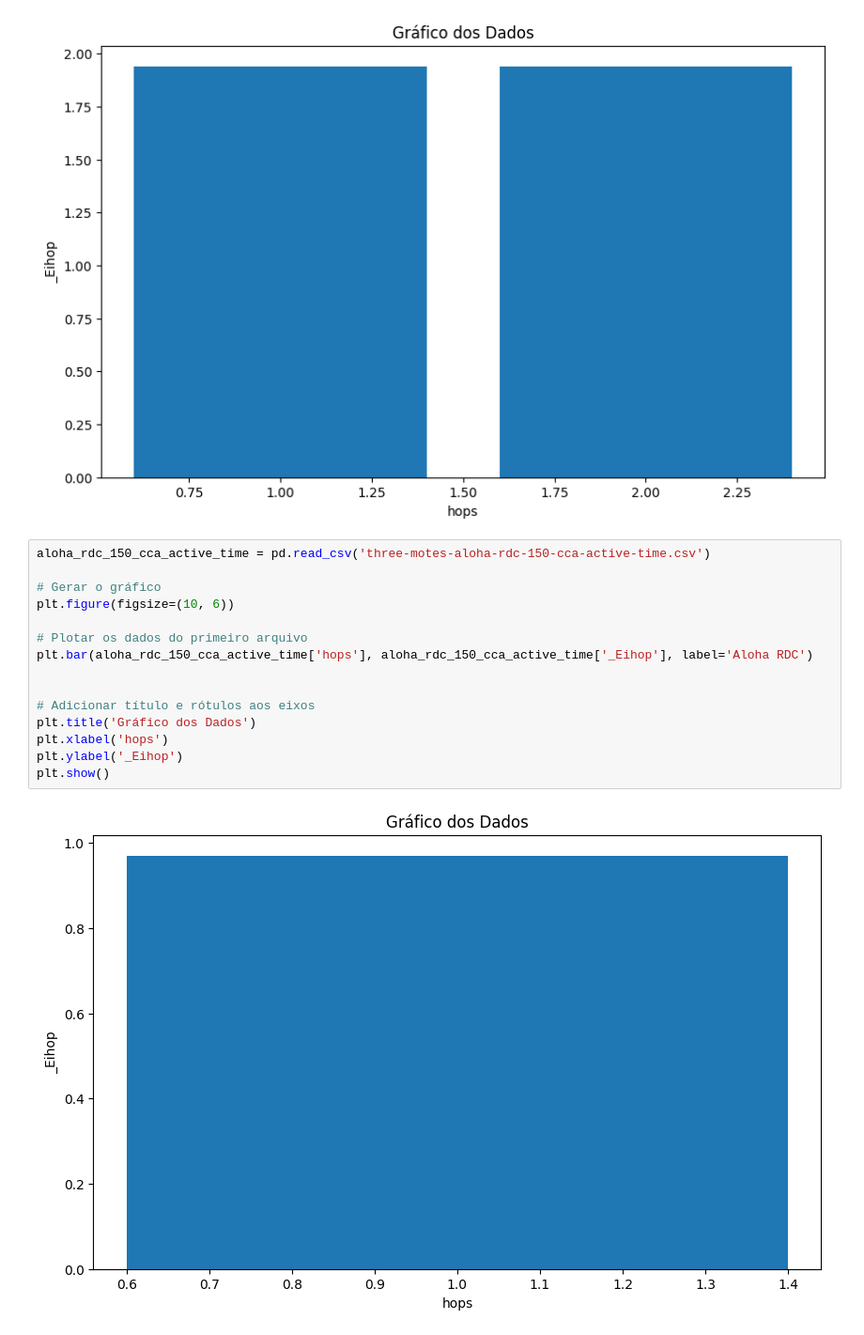
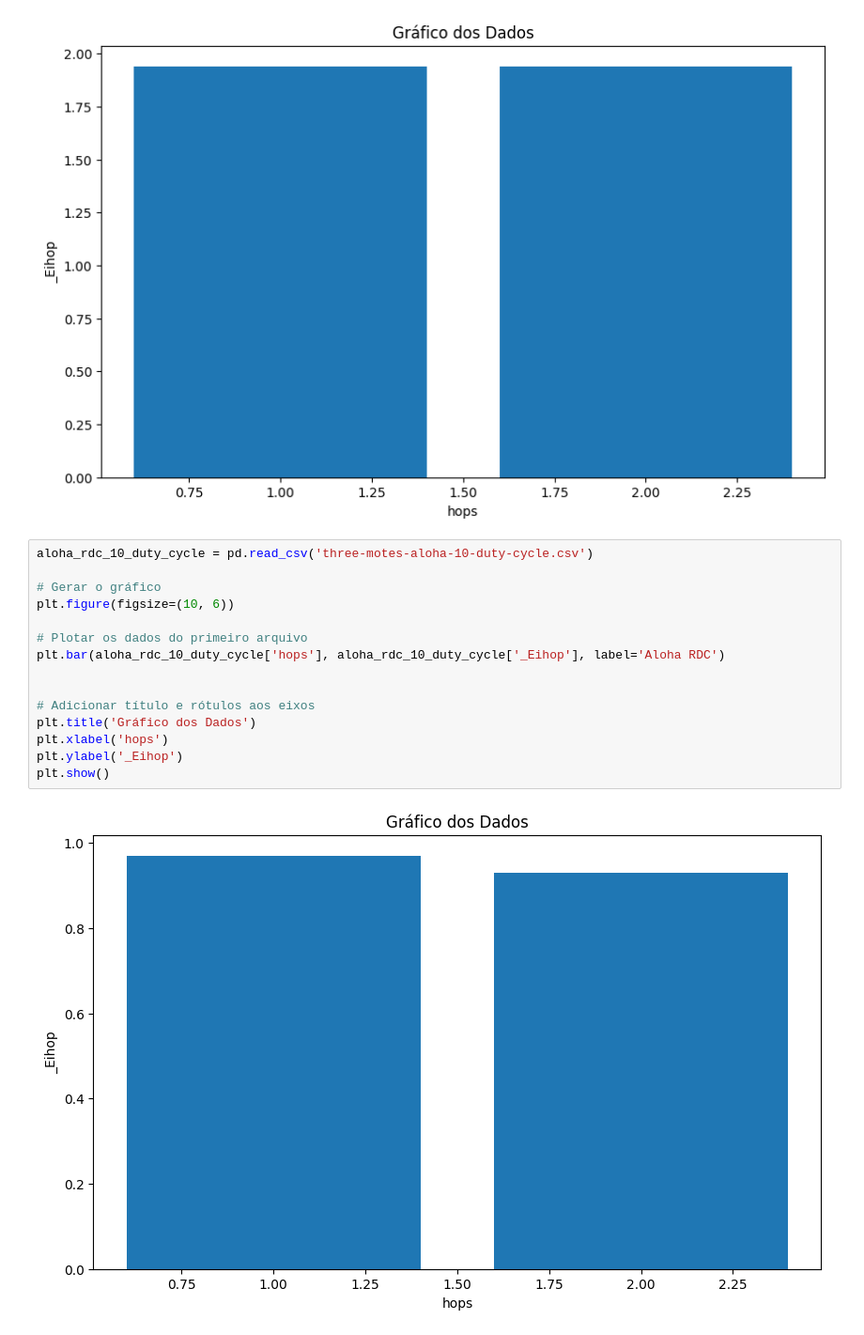
Before and after one commit to KilnerJhow/contiki-aloha, a Jupyter notebook: grafico.ipynb, the cells around one changed output. Shown at 94% size. Cells and saved outputs as stored; diff of their text form.

```diff
--- a/grafico.ipynb
+++ b/grafico.ipynb
@@ -43,20 +43,20 @@ plt.show()
 # %% [output]
 [figure]
 # %%
-aloha_rdc_150_cca_active_time = pd.read_csv('three-motes-aloha-rdc-150-cca-active-time.csv')
+aloha_rdc_10_duty_cycle = pd.read_csv('three-motes-aloha-10-duty-cycle.csv')
 
 # Gerar o gráfico
 plt.figure(figsize=(10, 6))
 
 # Plotar os dados do primeiro arquivo
-plt.bar(aloha_rdc_150_cca_active_time['hops'], aloha_rdc_150_cca_active_time['_Eihop'], label='Aloha RDC')
+plt.bar(aloha_rdc_10_duty_cycle['hops'], aloha_rdc_10_duty_cycle['_Eihop'], label='Aloha RDC')
 
 
 # Adicionar título e rótulos aos eixos
 plt.title('Gráfico dos Dados')
 plt.xlabel('hops')
 plt.ylabel('_Eihop')
 plt.show()
 # %% [output]
-[figure, old version]
+[figure, new version]
 # %%
```
Also changed, not shown: parts of 4 cells of this notebook, 16 other files.
